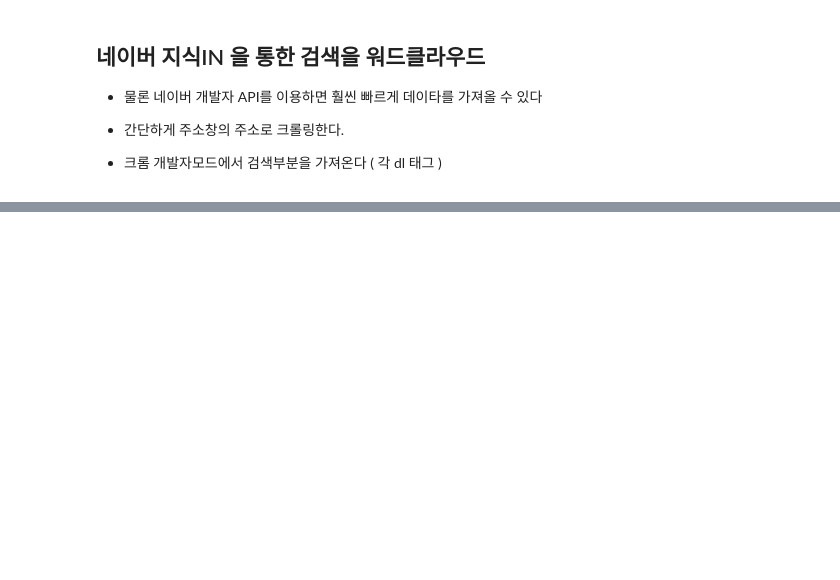
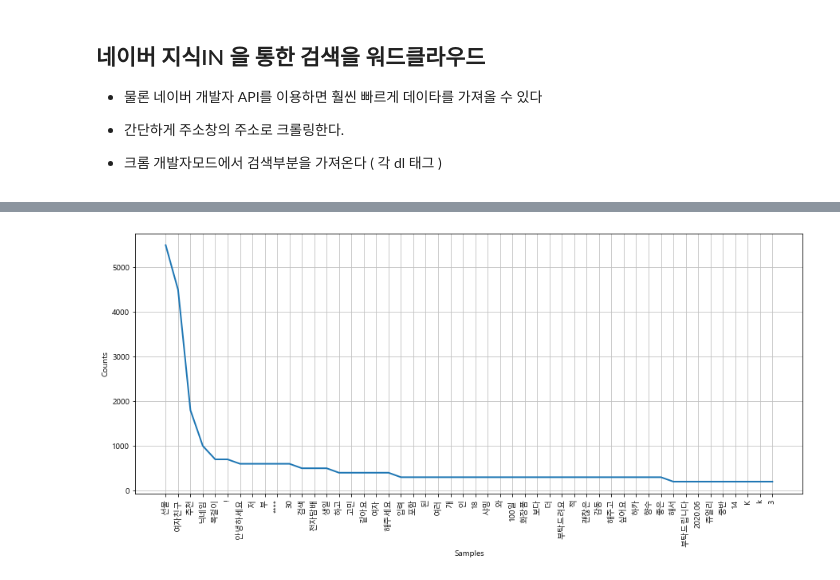
Before and after one commit to 201411096/kosmo_PythonBasic, a Jupyter notebook: fML기초/03_etc_class/Ex05_WordCloud_naver검색.ipynb, the cells around one changed output, grey strips where cells are left out. Cells and saved outputs as stored; diff of their text form; code cells hidden in the pictures; blank space fills up the shorter version.

```diff
--- a/fML기초/03_etc_class/Ex05_WordCloud_naver검색.ipynb
+++ b/fML기초/03_etc_class/Ex05_WordCloud_naver검색.ipynb
@@ -51,3 +59,14 @@ from urllib.request import urlopen
 from tqdm import tqdm_notebook
 
 present_candi_text = []
+
+#tqdm_notebook -> progress bar
+for n in tqdm_notebook(range(1,1000,10)):
+    response = urlopen(html.format(num=n, key_word=urllib.parse.quote('여자친구 선물')))
+
+    soup = BeautifulSoup(response, "html.parser")
+    tmp = soup.find_all('dl')
+
+    for line in tmp:
+        present_candi_text.append(line.text)
+    time.sleep(5)
@@ -53,0 +80,13 @@ present_candi_text = []
+# %%
+# 여러개의 글을 하나의 변수에 저장하기
+import nltk
+from konlpy.tag import Okt
+
+okt = Okt()
+
+present_text = ''
+for each_line in present_candi_text[:10000]:
+    present_text = present_text + each_line + "\n"
+# %%
+tokens_ko = okt.morphs(present_text)
+tokens_ko
@@ -63,3 +130,6 @@ stop_words = ['.','가','요','답변','...','을','수','에','질문','제','
 
 tokens_ko = [each_word for each_word in tokens_ko
                           if each_word not in stop_words]
+
+ko = nltk.Text(tokens_ko, name='여자 친구 선물')
+ko.vocab().most_common(50)
@@ -72,0 +154,5 @@ from PIL import Image
+# %%
+plt.figure(figsize=(15,6))
+ko.plot(50)
+# %% [output]
+[figure, added]
```
Also changed, not shown: parts of 12 cells of this notebook, 5 other files.
